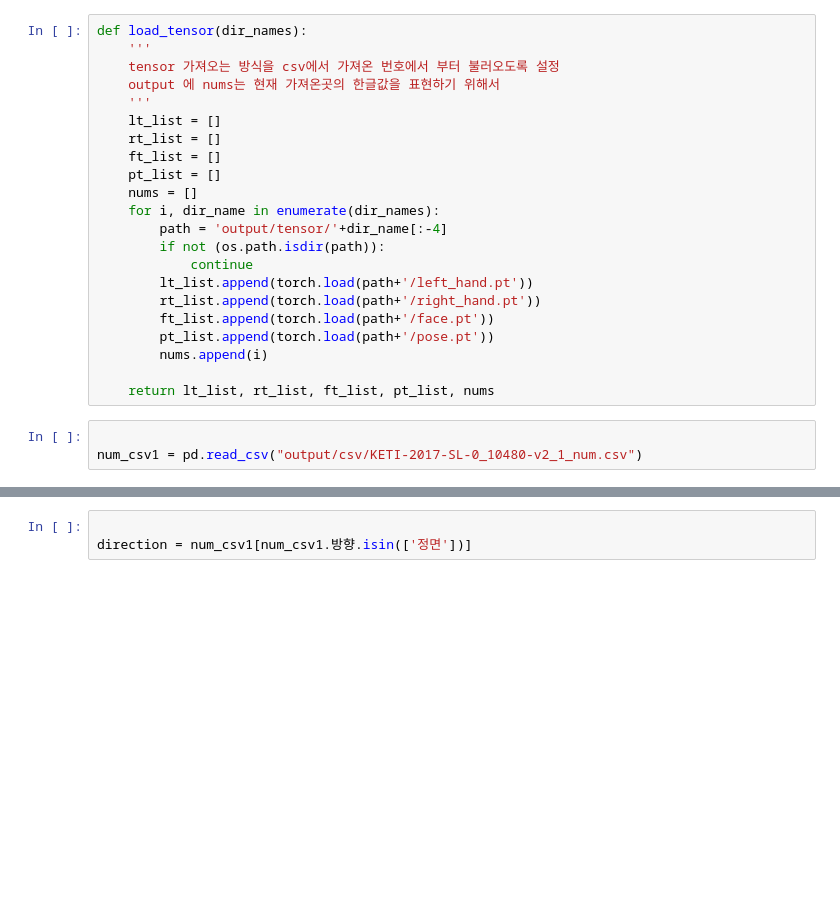
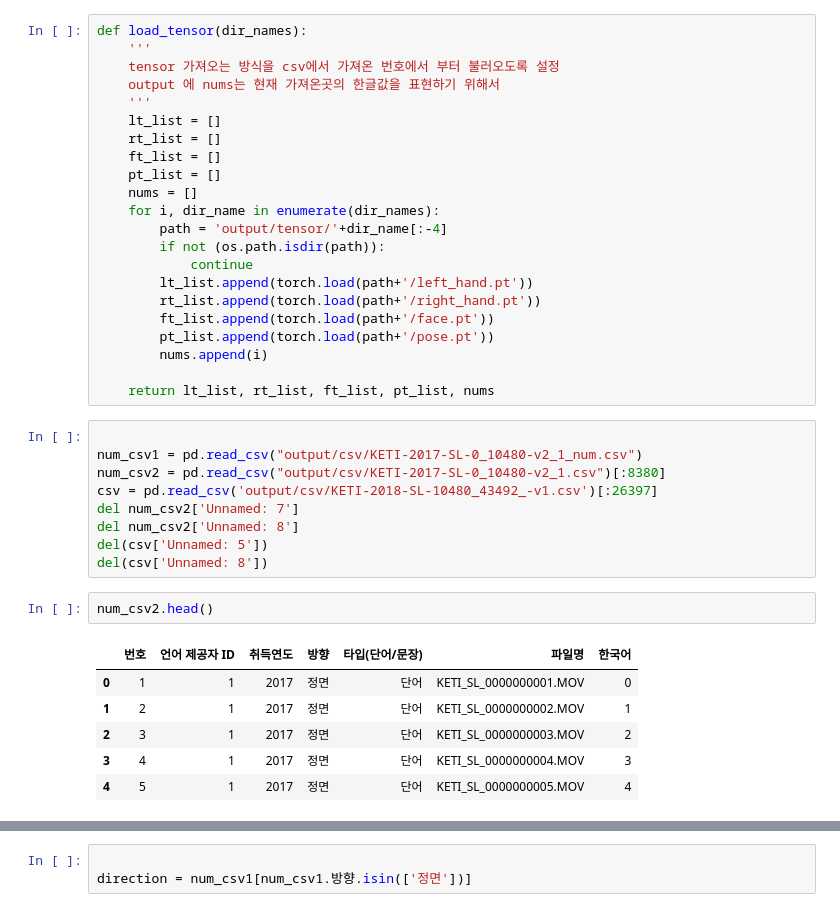
Before and after one commit to ocy0581/link_Jolssul, a Jupyter notebook: python/Transformer_model_oh.ipynb, the cells around one changed output, grey strips where cells are left out. Drawn from its saved outputs; the diff is of its cells as text; blank space fills up the shorter version.

```diff
--- a/python/Transformer_model_oh.ipynb
+++ b/python/Transformer_model_oh.ipynb
@@ -152,6 +152,21 @@ def load_tensor(dir_names):
         nums.append(i)
 
     return lt_list, rt_list, ft_list, pt_list, nums
-# %%
-
-num_csv1 = pd.read_csv("output/csv/KETI-2017-SL-0_10480-v2_1_num.csv")
+# %%
+
+num_csv1 = pd.read_csv("output/csv/KETI-2017-SL-0_10480-v2_1_num.csv")
+num_csv2 = pd.read_csv("output/csv/KETI-2017-SL-0_10480-v2_1.csv")[:8380]
+csv = pd.read_csv('output/csv/KETI-2018-SL-10480_43492_-v1.csv')[:26397]
+del num_csv2['Unnamed: 7']
+del num_csv2['Unnamed: 8']
+del(csv['Unnamed: 5'])
+del(csv['Unnamed: 8'])
+# %%
+num_csv2.head()
+# %% [output]
+|  | 번호 | 언어 제공자 ID | 취득연도 | 방향 | 타입(단어/문장) | 파일명 | 한국어 |
+| 0 | 1 | 1 | 2017 | 정면 | 단어 | KETI_SL_0000000001.MOV | 0 |
+| 1 | 2 | 1 | 2017 | 정면 | 단어 | KETI_SL_0000000002.MOV | 1 |
+| 2 | 3 | 1 | 2017 | 정면 | 단어 | KETI_SL_0000000003.MOV | 2 |
+| 3 | 4 | 1 | 2017 | 정면 | 단어 | KETI_SL_0000000004.MOV | 3 |
+| 4 | 5 | 1 | 2017 | 정면 | 단어 | KETI_SL_0000000005.MOV | 4 |
```
Also changed, not shown: parts of 7 cells of this notebook, 1 other file.
